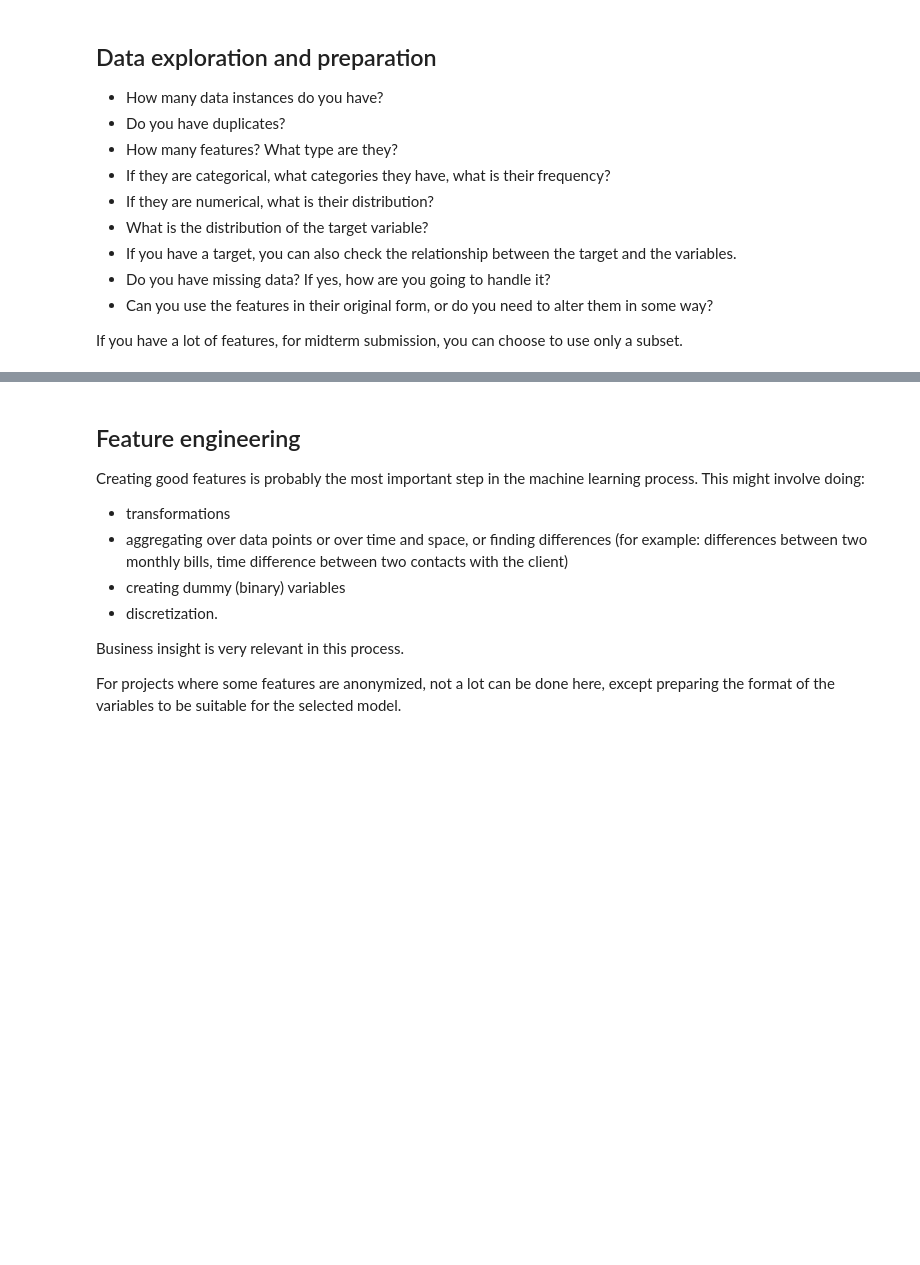
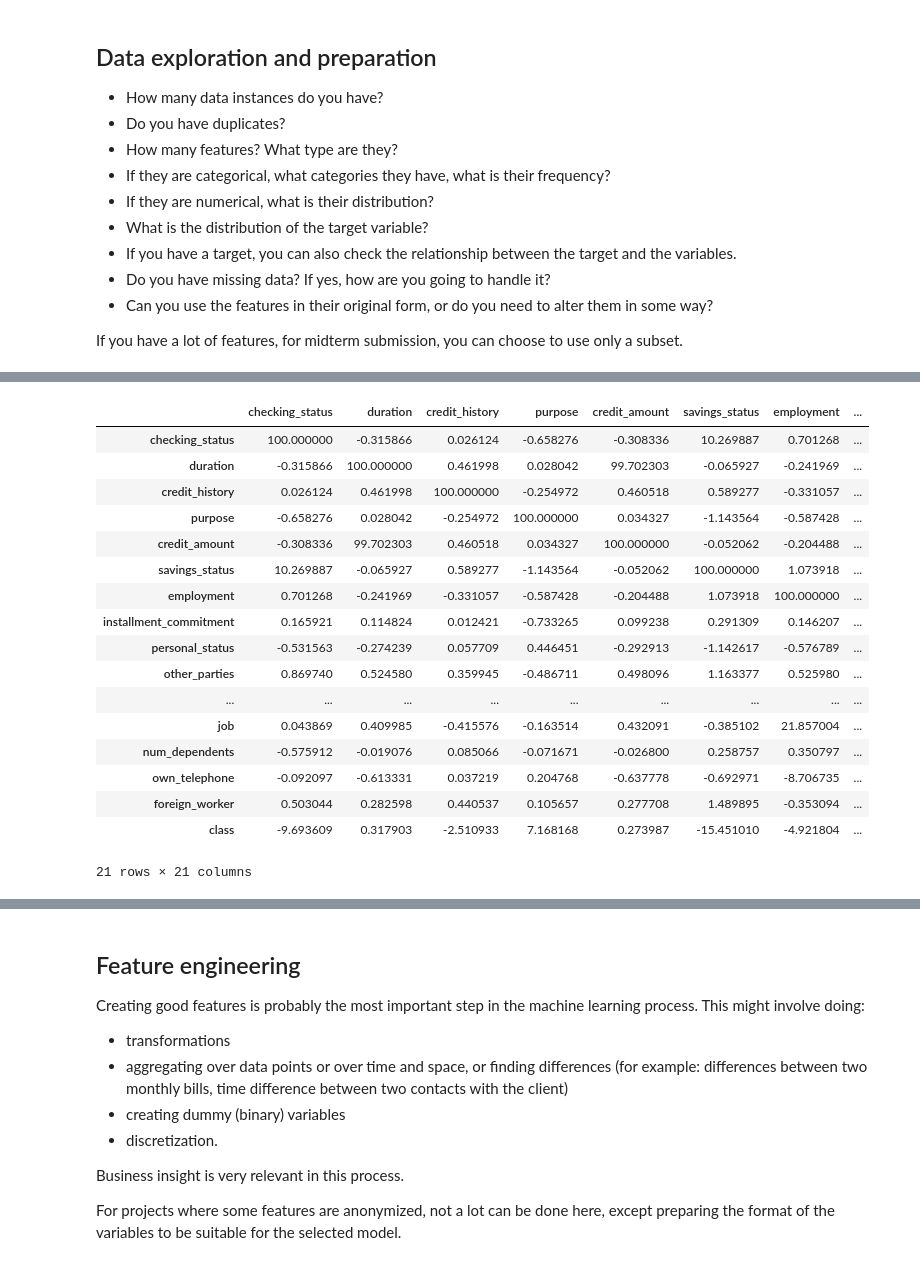
Before and after one commit to RAULMORENO25/ML-Project, a Jupyter notebook: Project_template.ipynb, the cells around one changed output, grey strips where cells are left out. Drawn from its saved outputs; the diff is of its cells as text; code cells hidden in the pictures; blank space fills up the shorter version.

```diff
--- a/Project_template.ipynb
+++ b/Project_template.ipynb
@@ -38,0 +105,23 @@ If you have a lot of features, for midterm submission, you can choose to use onl
+# %%
+# Correlation matrix
+
+df.apply(lambda x : pd.factorize(x)[0]).corr(method='pearson', min_periods=1)*100
+# %% [output]
+|  | checking_status | duration | credit_history | purpose | credit_amount | savings_status | employment | ... |
+| checking_status | 100.000000 | -0.315866 | 0.026124 | -0.658276 | -0.308336 | 10.269887 | 0.701268 | ... |
+| duration | -0.315866 | 100.000000 | 0.461998 | 0.028042 | 99.702303 | -0.065927 | -0.241969 | ... |
+| credit_history | 0.026124 | 0.461998 | 100.000000 | -0.254972 | 0.460518 | 0.589277 | -0.331057 | ... |
+| purpose | -0.658276 | 0.028042 | -0.254972 | 100.000000 | 0.034327 | -1.143564 | -0.587428 | ... |
+| credit_amount | -0.308336 | 99.702303 | 0.460518 | 0.034327 | 100.000000 | -0.052062 | -0.204488 | ... |
+| savings_status | 10.269887 | -0.065927 | 0.589277 | -1.143564 | -0.052062 | 100.000000 | 1.073918 | ... |
+| employment | 0.701268 | -0.241969 | -0.331057 | -0.587428 | -0.204488 | 1.073918 | 100.000000 | ... |
+| installment_commitment | 0.165921 | 0.114824 | 0.012421 | -0.733265 | 0.099238 | 0.291309 | 0.146207 | ... |
+| personal_status | -0.531563 | -0.274239 | 0.057709 | 0.446451 | -0.292913 | -1.142617 | -0.576789 | ... |
+| other_parties | 0.869740 | 0.524580 | 0.359945 | -0.486711 | 0.498096 | 1.163377 | 0.525980 | ... |
+| ... | ... | ... | ... | ... | ... | ... | ... | ... |
+| job | 0.043869 | 0.409985 | -0.415576 | -0.163514 | 0.432091 | -0.385102 | 21.857004 | ... |
+| num_dependents | -0.575912 | -0.019076 | 0.085066 | -0.071671 | -0.026800 | 0.258757 | 0.350797 | ... |
+| own_telephone | -0.092097 | -0.613331 | 0.037219 | 0.204768 | -0.637778 | -0.692971 | -8.706735 | ... |
+| foreign_worker | 0.503044 | 0.282598 | 0.440537 | 0.105657 | 0.277708 | 1.489895 | -0.353094 | ... |
+| class | -9.693609 | 0.317903 | -2.510933 | 7.168168 | 0.273987 | -15.451010 | -4.921804 | ... |
+21 rows × 21 columns
```
Also changed, not shown: parts of 15 cells of this notebook, 1 other file.
